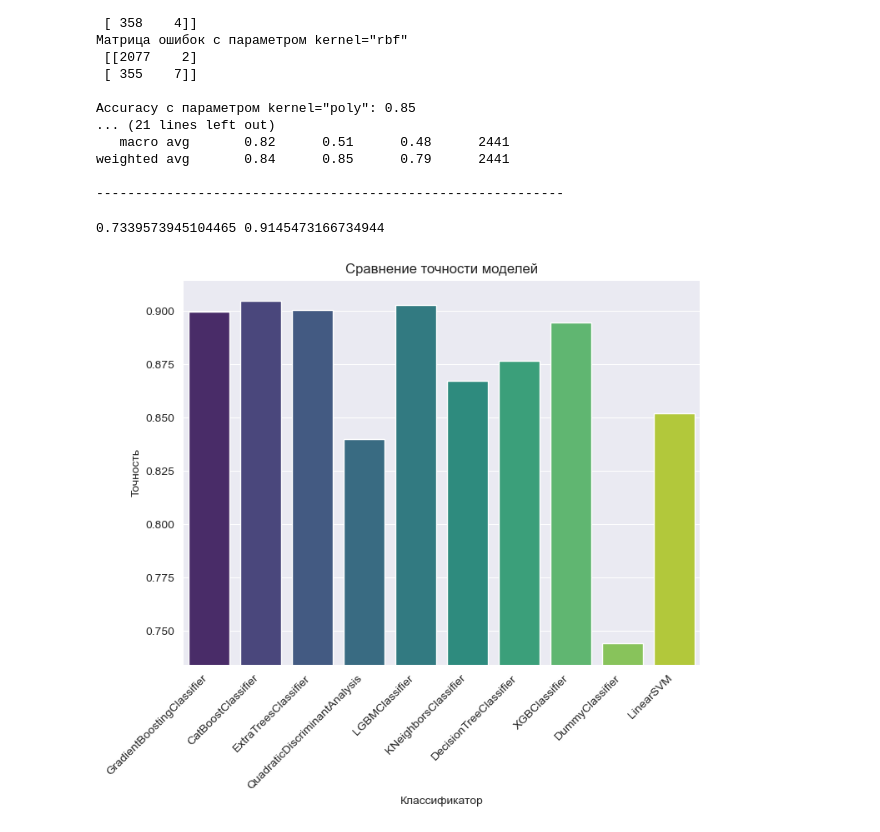
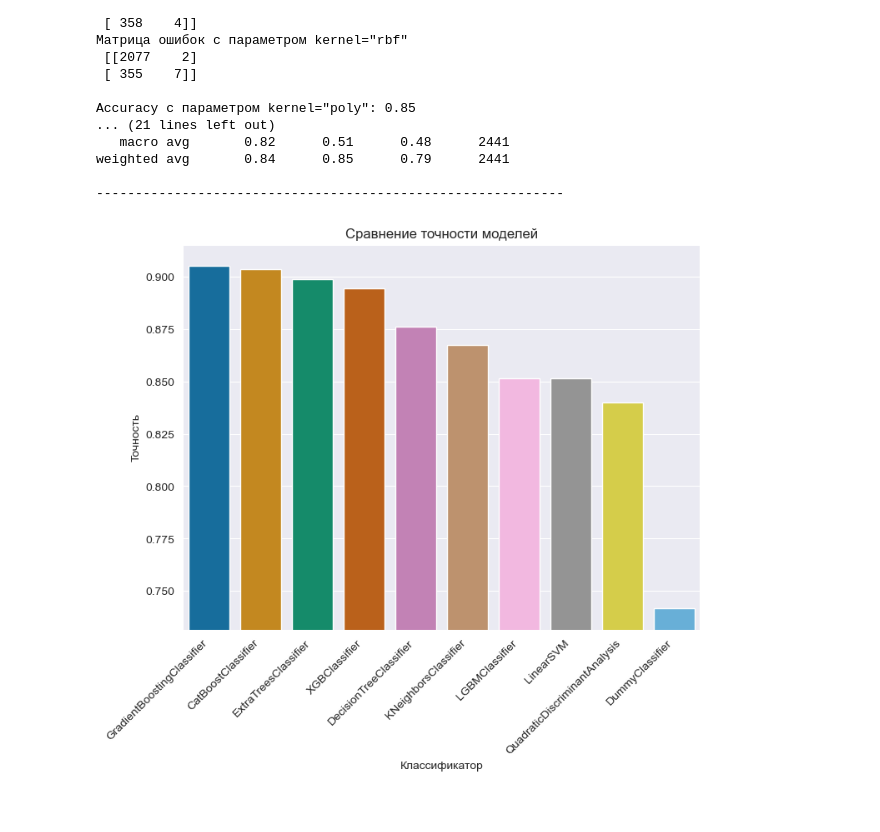
Before and after one commit to mr-Dmitri/BELHARD_DataScience_BaseLevel_DZ-4, a Jupyter notebook: DZ-4.ipynb, the cells around one changed output. Drawn from its saved outputs; the diff is of its cells as text; code cells hidden in the pictures.

```diff
--- a/DZ-4.ipynb
+++ b/DZ-4.ipynb
@@ -322,12 +304,11 @@ plt.show()
 # Реализация классификатора категориального бустинга (Categorical Boosting)
 # ---------------------------------------------------------
 
-
 # Импорт классификатора CatBoost
 from catboost import CatBoostClassifier
 
 # Создаю модель
-model_cbc= CatBoostClassifier(iterations=100, learning_rate=0.1, depth=3, random_state=42, verbose=False)
+model_cbc= CatBoostClassifier(iterations=50, learning_rate=0.1, depth=10, random_state=42, verbose=False)
 
 # Тренирую модель
 model_cbc.fit(X_train, y_train)
@@ -341,6 +322,7 @@ report_cbc = classification_report(y_test, y_pred)
 # Матрица ошибок
 conf_matrix_cbc = confusion_matrix(y_test, y_pred)
 
+# Точность
 accuracy_cbc= accuracy_score(y_test, y_pred)
 
 # Добавлю результат в итоги
@@ -376,12 +358,8 @@ weighted avg       0.90      0.90      0.90      2441
 # Импорт классификатора AdaBoostClassifier
 from sklearn.ensemble import AdaBoostClassifier
 
-
 # Создаю модель
-model_abc = AdaBoostClassifier(
-    learning_rate=0.1,
-    random_state=42
-)
+model_abc = AdaBoostClassifier(learning_rate=0.1, random_state=42)
 
 # Тренирую модель
 model_abc.fit(X_train, y_train)
@@ -395,6 +373,7 @@ report_abc = classification_report(y_test, y_pred)
 # Матрица ошибок
 conf_matrix_abc = confusion_matrix(y_test, y_pred)
 
+# Точность
 accuracy_abc= accuracy_score(y_test, y_pred)
 # %%
 print(separator, '\bДля адаптивного бустинга (AdaBoostClassifier):', separator)
@@ -429,7 +408,7 @@ from sklearn.ensemble import ExtraTreesClassifier
 
 
 # Создаю модель
-model_etc = ExtraTreesClassifier(n_estimators=100, max_features='sqrt', random_state=42)
+model_etc = ExtraTreesClassifier(n_estimators=60, max_features='sqrt', random_state=42)
 
 # Тренирую модель
 model_etc.fit(X_train, y_train)
@@ -443,6 +422,7 @@ report_etc = classification_report(y_test, y_pred)
 # Матрица ошибок
 conf_matrix_etc = confusion_matrix(y_test, y_pred)
 
+# Точность
 accuracy_etc= accuracy_score(y_test, y_pred)
 
 # Добавлю результат в итоги
@@ -529,7 +510,7 @@ weighted avg       0.86      0.84      0.85      2441
 import lightgbm as lgb
 
 # Создаю модель
-model_lgbmc = lgb.LGBMClassifier(num_leaves=31, learning_rate=0.05, n_estimators=100)
+model_lgbmc = lgb.LGBMClassifier(num_leaves=5, learning_rate=0.01, n_estimators=5)
 
 # Тренирую модель
 model_lgbmc.fit(X_train, y_train)
@@ -543,6 +524,7 @@ report_lgbmc = classification_report(y_test, y_pred)
 # Матрица ошибок
 conf_matrix_lgbmc = confusion_matrix(y_test, y_pred)
 
+# Точность
 accuracy_lgbmc = accuracy_score(y_test, y_pred)
 
 # Добавлю результат в итоги
@@ -889,18 +875,19 @@ weighted avg       0.84      0.85      0.79      2441
 # %%
 # Визуализация сравнения точности моделей
 accuracy_df = pd.DataFrame.from_records(results)
+accuracy_df = accuracy_df.sort_values(by='accuracy', ascending=False)   # Отсортирую критерии по убыванию их accuracy
+
 plt.figure(figsize=(8, 6))
-sns.barplot(x=accuracy_df.model, y=accuracy_df.accuracy, palette='viridis')
+sns.barplot(x=accuracy_df.model, y=accuracy_df.accuracy, palette='colorblind')
 
 y_min = accuracy_df['accuracy'].min() - 0.01 # Выбрал минимальное и добавил 0.1, чтобы не пропало на визуализации
 y_max = accuracy_df['accuracy'].max() + 0.01 # Выбрал максимальное и добавил 0.1, чтобы при визуализации столбцы не упиралась в потолок
-plt.ylim(y_min, y_max)                        # Устанвка шкалы для оси y
+plt.ylim(y_min, y_max)                       # Устанвка шкалы для оси y
 
 plt.ylabel('Точность')
 plt.xlabel('Классификатор')
 plt.title('Сравнение точности моделей')
 plt.xticks(rotation=45, ha='right')
 plt.show()
 # %% [output]
-0.7339573945104465 0.9145473166734944
-[figure, old version]
+[figure, new version]
```
Also changed, not shown: parts of 25 cells of this notebook.
